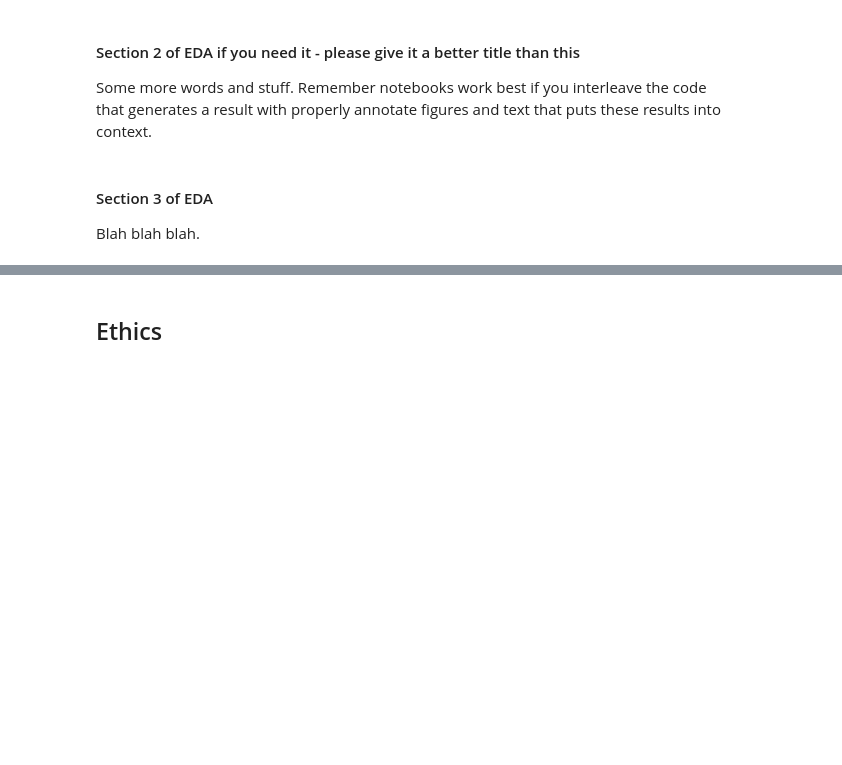
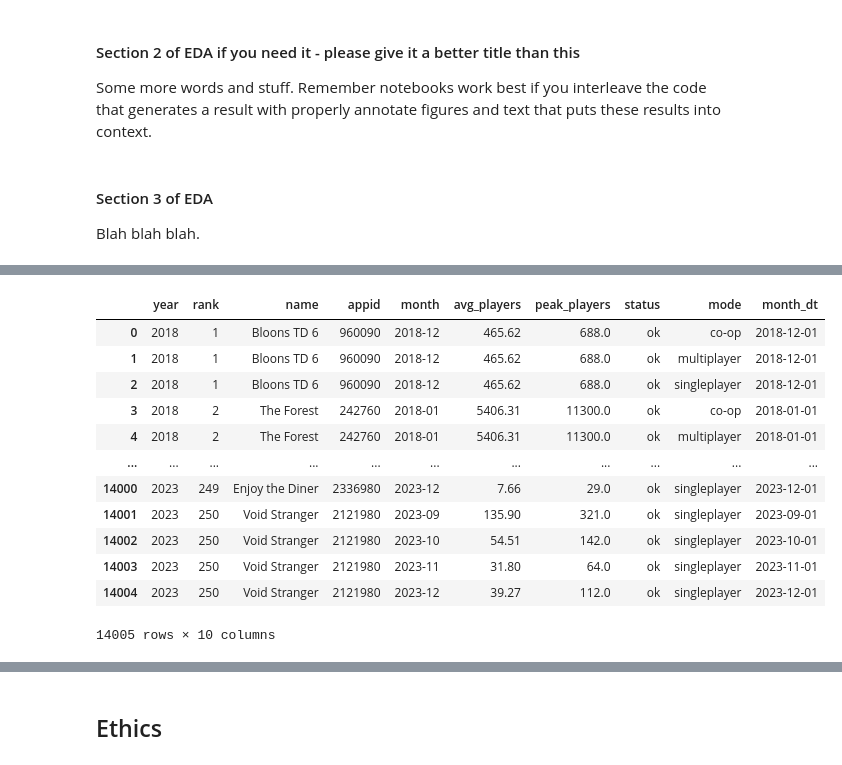
Before and after one commit to COGS108/Group038_WI26, a Jupyter notebook: 02-EDACheckpoint.ipynb, the cells around one changed output, grey strips where cells are left out. Drawn from its saved outputs; the diff is of its cells as text; code cells hidden in the pictures; blank space fills up the shorter version.

```diff
--- a/02-EDACheckpoint.ipynb
+++ b/02-EDACheckpoint.ipynb
@@ -149,0 +142,5 @@ dtype: bool
+# %%
+def parse_tags(tag_str):
+    if pd.isna(tag_str):
+        return []
+    return [t.strip().strip("'\'") for t in tag_str.strip("[]").split(",")]
@@ -149,0 +178,19 @@ dtype: bool
+# %%
+df_mode = explode_mode(load_tags())
+df = df_peak.merge(df_mode[['appid', 'year', 'mode']], on=['appid', 'year'], how='inner')
+df['month_dt'] = pd.to_datetime(df['month'])
+df
+# %% [output]
+|  | year | rank | name | appid | month | avg_players | peak_players | status | mode | month_dt |
+| 0 | 2018 | 1 | Bloons TD 6 | 960090 | 2018-12 | 465.62 | 688.0 | ok | co-op | 2018-12-01 |
+| 1 | 2018 | 1 | Bloons TD 6 | 960090 | 2018-12 | 465.62 | 688.0 | ok | multiplayer | 2018-12-01 |
+| 2 | 2018 | 1 | Bloons TD 6 | 960090 | 2018-12 | 465.62 | 688.0 | ok | singleplayer | 2018-12-01 |
+| 3 | 2018 | 2 | The Forest | 242760 | 2018-01 | 5406.31 | 11300.0 | ok | co-op | 2018-01-01 |
+| 4 | 2018 | 2 | The Forest | 242760 | 2018-01 | 5406.31 | 11300.0 | ok | multiplayer | 2018-01-01 |
+| ... | ... | ... | ... | ... | ... | ... | ... | ... | ... | ... |
+| 14000 | 2023 | 249 | Enjoy the Diner | 2336980 | 2023-12 | 7.66 | 29.0 | ok | singleplayer | 2023-12-01 |
+| 14001 | 2023 | 250 | Void Stranger | 2121980 | 2023-09 | 135.90 | 321.0 | ok | singleplayer | 2023-09-01 |
+| 14002 | 2023 | 250 | Void Stranger | 2121980 | 2023-10 | 54.51 | 142.0 | ok | singleplayer | 2023-10-01 |
+| 14003 | 2023 | 250 | Void Stranger | 2121980 | 2023-11 | 31.80 | 64.0 | ok | singleplayer | 2023-11-01 |
+| 14004 | 2023 | 250 | Void Stranger | 2121980 | 2023-12 | 39.27 | 112.0 | ok | singleplayer | 2023-12-01 |
+14005 rows × 10 columns
```
Also changed, not shown: parts of 10 cells of this notebook.
